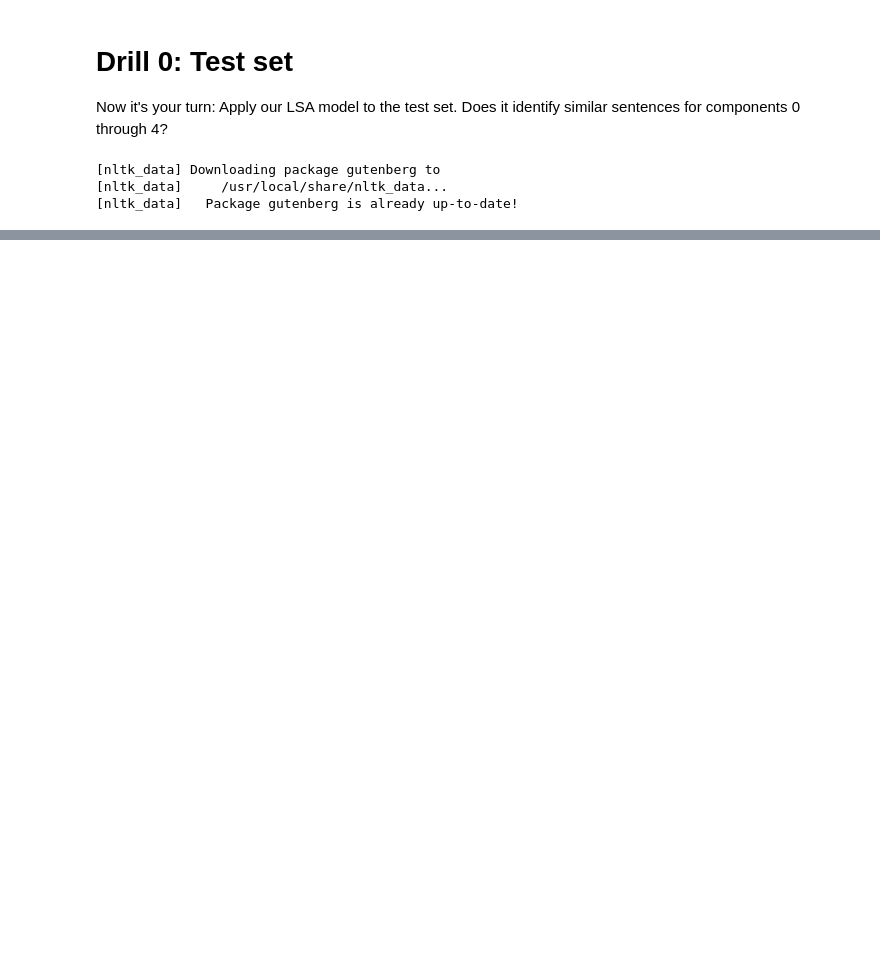
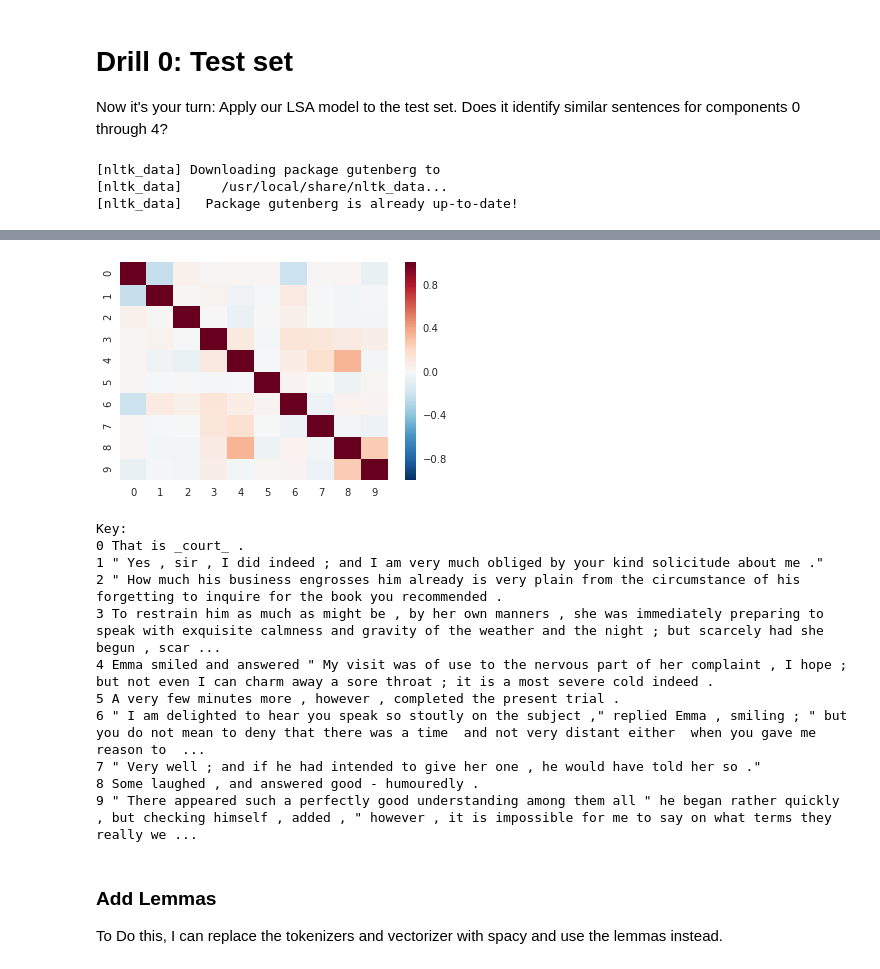
Before and after one commit to madderle/Data-Science-Bootcamp, a Jupyter notebook: Unit 4/Natural Language Processing/src/Unsupervised Drills.ipynb, the cells around one changed output, grey strips where cells are left out. Cells and saved outputs as stored; diff of their text form; code cells hidden in the pictures; blank space fills up the shorter version.

```diff
--- a/Unit 4/Natural Language Processing/src/Unsupervised Drills.ipynb
+++ b/Unit 4/Natural Language Processing/src/Unsupervised Drills.ipynb
@@ -165,0 +251,16 @@ AttributeError: 'Normalizer' object has no attribute 'predict'
+# %%
+#Our SVD data reducer.  We are going to reduce the feature space from 1379 to 130.
+svd= TruncatedSVD(130)
+lsa = make_pipeline(svd, Normalizer(copy=False))
+# Run SVD on the training data, then project the training data.
+X_train_lsa = lsa.fit_transform(X_train_tfidf)
+
+variance_explained=svd.explained_variance_ratio_
+total_variance = variance_explained.sum()
+print("Percent variance captured by all components:",total_variance*100)
+
+#Looking at what sorts of paragraphs our solution considers similar, for the first five identified topics
+paras_by_component=pd.DataFrame(X_train_lsa,index=X_train)
+for i in range(5):
+    print('Component {}:'.format(i))
+    print(paras_by_component.loc[:,i].sort_values(ascending=False)[0:10])
@@ -165,0 +285,30 @@ AttributeError: 'Normalizer' object has no attribute 'predict'
+# %%
+# Compute document similarity using LSA components
+similarity = np.asarray(np.asmatrix(X_train_lsa) * np.asmatrix(X_train_lsa).T)
+#Only taking the first 10 sentences
+sim_matrix=pd.DataFrame(similarity,index=X_train).iloc[0:10,0:10]
+#Making a plot
+ax = sns.heatmap(sim_matrix,yticklabels=range(10))
+plt.show()
+
+#Generating a key for the plot.
+print('Key:')
+for i in range(10):
+    print(i,sim_matrix.index[i])
+# %% [output]
+[figure, added]
+Key:
+0 That is _court_ .
+1 " Yes , sir , I did indeed ; and I am very much obliged by your kind solicitude about me ."
+2 " How much his business engrosses him already is very plain from the circumstance of his forgetting to inquire for the book you recommended .
+3 To restrain him as much as might be , by her own manners , she was immediately preparing to speak with exquisite calmness and gravity of the weather and the night ; but scarcely had she begun , scar ...
+4 Emma smiled and answered " My visit was of use to the nervous part of her complaint , I hope ; but not even I can charm away a sore throat ; it is a most severe cold indeed .
+5 A very few minutes more , however , completed the present trial .
+6 " I am delighted to hear you speak so stoutly on the subject ," replied Emma , smiling ; " but you do not mean to deny that there was a time  and not very distant either  when you gave me reason to  ...
+7 " Very well ; and if he had intended to give her one , he would have told her so ."
+8 Some laughed , and answered good - humouredly .
+9 " There appeared such a perfectly good understanding among them all " he began rather quickly , but checking himself , added , " however , it is impossible for me to say on what terms they really we ...
+# %% [markdown]
+### Add Lemmas
+
+To Do this, I can replace the tokenizers and vectorizer with spacy and use the lemmas instead.
```
Also changed, not shown: parts of 16 cells of this notebook, 1 other file.
